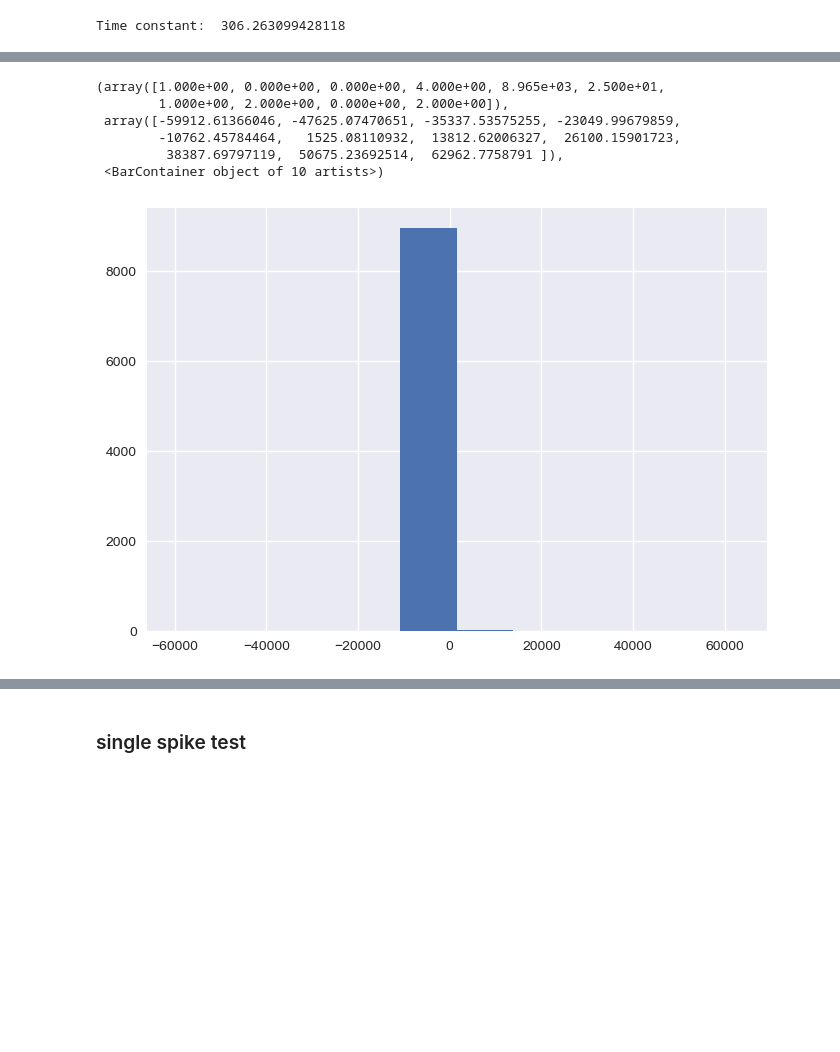
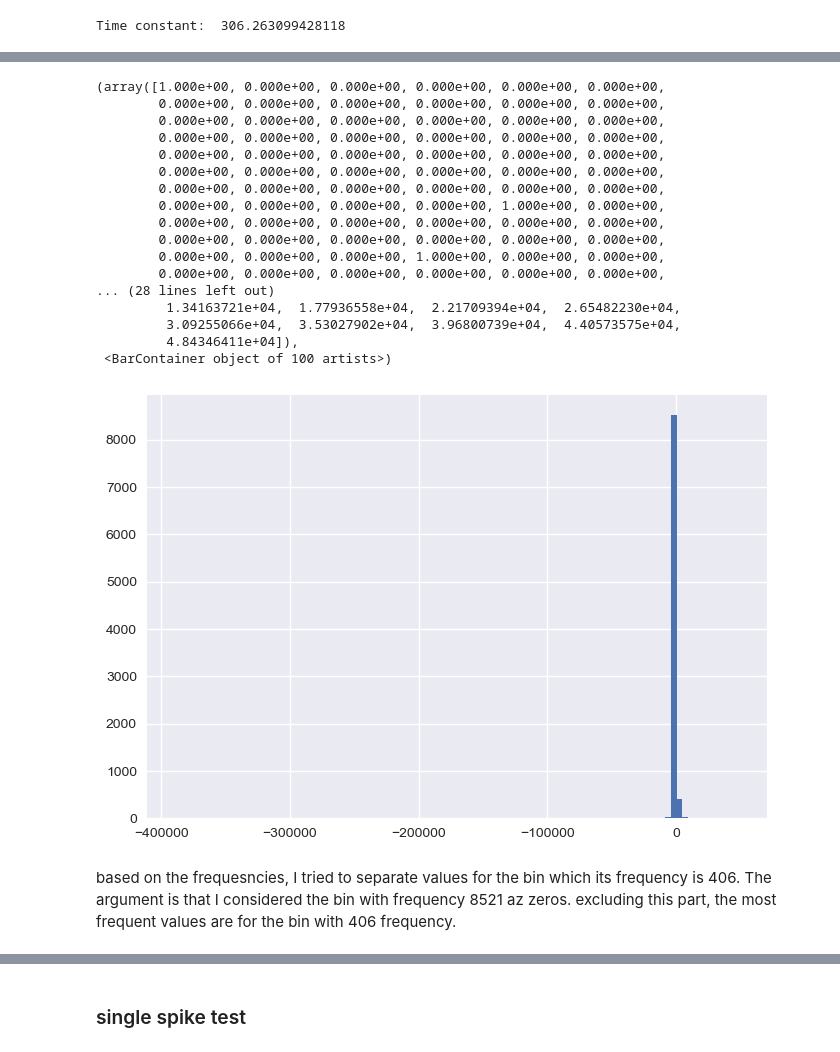
Before and after one commit to mjoudy/Calcium---AR, a Jupyter notebook: pre-processing-for-stefan.ipynb, the cells around one changed output, grey strips where cells are left out. Cells and saved outputs as stored; diff of their text form; code cells hidden in the pictures; blank space fills up the shorter version.

```diff
--- a/pre-processing-for-stefan.ipynb
+++ b/pre-processing-for-stefan.ipynb
@@ -432,2 +443,7 @@ s_prime = np.gradient(s)
+# %%
+smooth_cal = sig.savgol_filter(calcium_nsp_noisy[n, :], window_length=51, deriv=0, delta=1., polyorder=3)
+smooth_deriv = sig.savgol_filter(calcium_nsp_noisy[n, :], window_length=51, deriv=1, delta=1., polyorder=3)
+
+x_ncsp = smooth_deriv + (1/tau)*smooth_cal
 # %%
 plt.figure(figsize=(20, 5))
@@ -441,3 +491,5 @@ aa = s/s_prime
+# %%
+aa = smooth_cal/smooth_deriv
 # %%
 plt.plot(aa)
 # %% [output]
@@ -446,10 +498,21 @@ plt.plot(aa)
 # %%
-plt.hist(aa)
+plt.hist(aa, bins=100)
 # %% [output]
-(array([1.000e+00, 0.000e+00, 0.000e+00, 4.000e+00, 8.965e+03, 2.500e+01,
-        1.000e+00, 2.000e+00, 0.000e+00, 2.000e+00]),
- array([-59912.61366046, -47625.07470651, -35337.53575255, -23049.99679859,
-        -10762.45784464,   1525.08110932,  13812.62006327,  26100.15901723,
-         38387.69797119,  50675.23692514,  62962.7758791 ]),
- <BarContainer object of 10 artists>)
+(array([1.000e+00, 0.000e+00, 0.000e+00, 0.000e+00, 0.000e+00, 0.000e+00,
+        0.000e+00, 0.000e+00, 0.000e+00, 0.000e+00, 0.000e+00, 0.000e+00,
+        0.000e+00, 0.000e+00, 0.000e+00, 0.000e+00, 0.000e+00, 0.000e+00,
+        0.000e+00, 0.000e+00, 0.000e+00, 0.000e+00, 0.000e+00, 0.000e+00,
+        0.000e+00, 0.000e+00, 0.000e+00, 0.000e+00, 0.000e+00, 0.000e+00,
+        0.000e+00, 0.000e+00, 0.000e+00, 0.000e+00, 0.000e+00, 0.000e+00,
+        0.000e+00, 0.000e+00, 0.000e+00, 0.000e+00, 0.000e+00, 0.000e+00,
+        0.000e+00, 0.000e+00, 0.000e+00, 0.000e+00, 1.000e+00, 0.000e+00,
+        0.000e+00, 0.000e+00, 0.000e+00, 0.000e+00, 0.000e+00, 0.000e+00,
+        0.000e+00, 0.000e+00, 0.000e+00, 0.000e+00, 0.000e+00, 0.000e+00,
+        0.000e+00, 0.000e+00, 0.000e+00, 1.000e+00, 0.000e+00, 0.000e+00,
+        0.000e+00, 0.000e+00, 0.000e+00, 0.000e+00, 0.000e+00, 0.000e+00,
+... (28 lines left out)
+         1.34163721e+04,  1.77936558e+04,  2.21709394e+04,  2.65482230e+04,
+         3.09255066e+04,  3.53027902e+04,  3.96800739e+04,  4.40573575e+04,
+         4.84346411e+04]),
+ <BarContainer object of 100 artists>)
-[figure, old version]
+[figure, new version]
@@ -455,0 +521,2 @@ plt.hist(aa)
+# %% [markdown]
+based on the frequesncies, I tried to separate values for the bin which its frequency is 406. The argument is that I considered the bin with frequency 8521 az zeros. excluding this part, the most frequent values are for the bin with 406 frequency.
```
Also changed, not shown: parts of 41 cells of this notebook.
